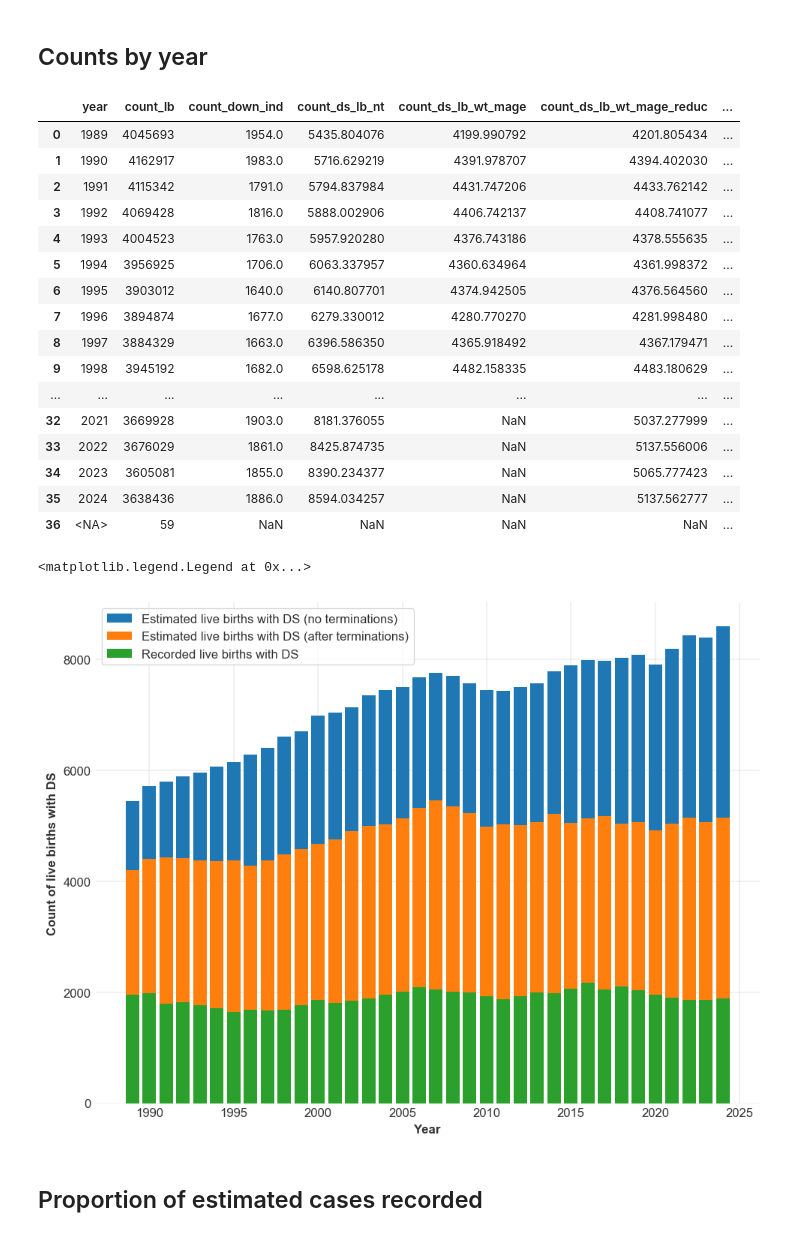
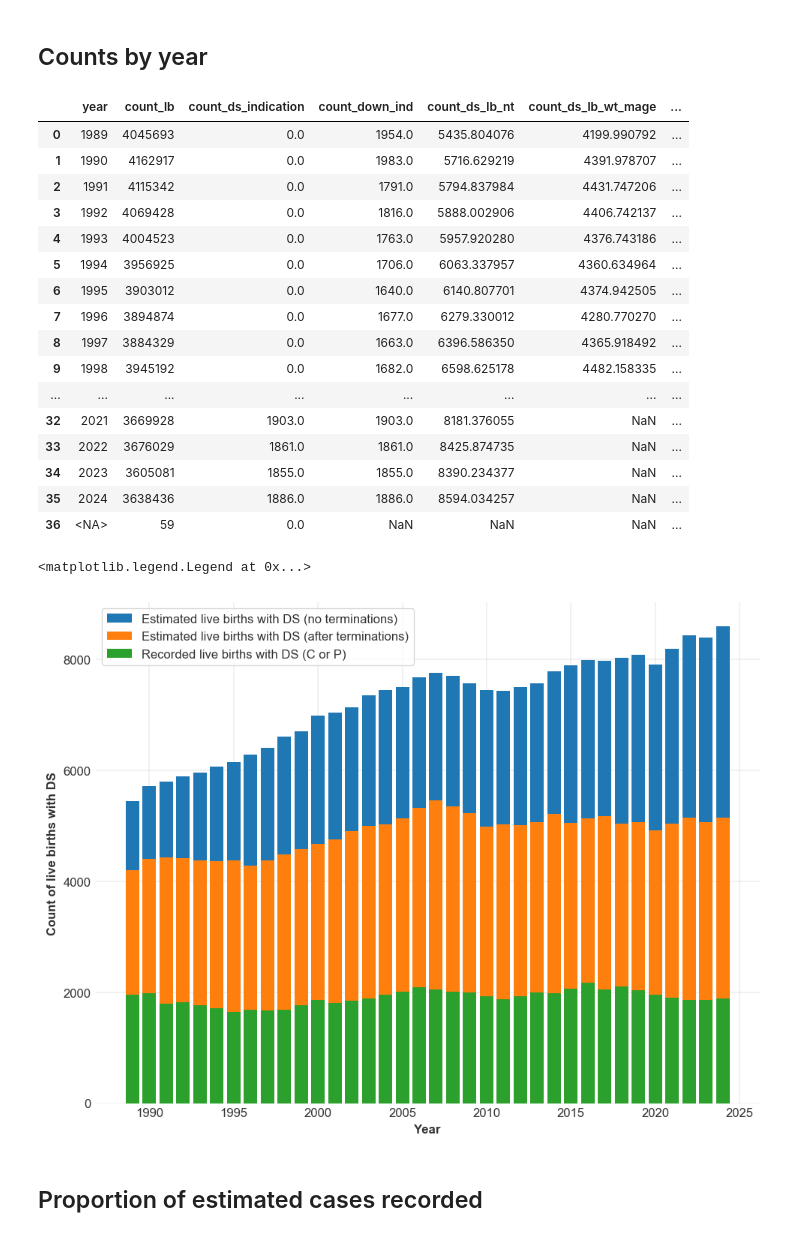
Before and after one commit to frankbuckley/ds-births-populations, a Jupyter notebook: projects/us-birth-certificates/notes-001-ds-recording.ipynb, the cells around one changed output. Drawn from its saved outputs; the diff is of its cells as text; code cells hidden in the pictures.

```diff
--- a/projects/us-birth-certificates/notes-001-ds-recording.ipynb
+++ b/projects/us-birth-certificates/notes-001-ds-recording.ipynb
@@ -153,3 +99,18 @@ ds_rec_yr_ex_df
 | 34 | 2023 | 8333.0 | 3594893.0 | 1855.0 |
 | 35 | 2024 | 9637.0 | 3626913.0 | 1886.0 |
 | 36 | <NA> | 59.0 | 0.0 | 0.0 |
+# %%
+df = con.execute(
+    """
+    SELECT DISTINCT
+        year, COALESCE (ca_down, ca_downs) as ds_indication, COUNT (*) as count, AVG (p_ds_lb_nt) as prob_ds_lb_nt, SUM (p_ds_lb_nt) as count_ds_lb_nt, SUM (down_ind) as count_down_ind,
+    FROM
+        us_births
+    WHERE year >= 2004
+    GROUP BY
+        year, ds_indication
+    ORDER BY
+        year, ds_indication
+    """
+).df()
+df
@@ -156,19 +151,15 @@ ds_rec_yr_ex_df
 # %% [markdown]
 ## Counts by year
 # %%
-ds_rec_yr_df = con.execute(
+df = con.execute(
     """
     SELECT DISTINCT
-        year,
-        COUNT(*) as count_lb,
-        SUM(down_ind) as count_down_ind,
-        SUM(p_ds_lb_nt) as count_ds_lb_nt,
-        SUM(p_ds_lb_wt_mage) as count_ds_lb_wt_mage,
-        SUM(p_ds_lb_wt_mage_reduc) as count_ds_lb_wt_mage_reduc,
-        SUM(down_ind)  / COUNT(*) as prob_ds_rec,
-        SUM(down_ind) / SUM(p_ds_lb_nt) as ratio_nt_recorded,
-        SUM(down_ind) / SUM(p_ds_lb_wt_mage) as ratio_wt_mage_recorded,
-        SUM(down_ind) / SUM(p_ds_lb_wt_mage_reduc) as ratio_wt_mage_reduc_recorded,
+        year, COUNT (*) as count_lb, SUM (
+        CASE
+        WHEN COALESCE (ca_down, ca_downs) = 'C' THEN 1
+        WHEN COALESCE (ca_down, ca_downs) = 'P' THEN 1
+        ELSE 0
+        END) as count_ds_indication, SUM (down_ind) as count_down_ind, SUM (p_ds_lb_nt) as count_ds_lb_nt, SUM (p_ds_lb_wt_mage) as count_ds_lb_wt_mage, SUM (p_ds_lb_wt_mage_reduc) as count_ds_lb_wt_mage_reduc, SUM (down_ind) / COUNT (*) as prob_ds_rec, SUM (down_ind) / SUM (p_ds_lb_nt) as ratio_nt_recorded, SUM (down_ind) / SUM (p_ds_lb_wt_mage) as ratio_wt_mage_recorded, SUM (down_ind) / SUM (p_ds_lb_wt_mage_reduc) as ratio_wt_mage_reduc_recorded,
     FROM
         us_births
     GROUP BY
@@ -177,35 +168,35 @@ ds_rec_yr_df = con.execute(
         year
     """
 ).df()
-ds_rec_yr_df
+df
 # %% [output]
-|  | year | count_lb | count_down_ind | count_ds_lb_nt | count_ds_lb_wt_mage | count_ds_lb_wt_mage_reduc | ... |
-| 0 | 1989 | 4045693 | 1954.0 | 5435.804076 | 4199.990792 | 4201.805434 | ... |
-| 1 | 1990 | 4162917 | 1983.0 | 5716.629219 | 4391.978707 | 4394.402030 | ... |
-| 2 | 1991 | 4115342 | 1791.0 | 5794.837984 | 4431.747206 | 4433.762142 | ... |
-| 3 | 1992 | 4069428 | 1816.0 | 5888.002906 | 4406.742137 | 4408.741077 | ... |
-| 4 | 1993 | 4004523 | 1763.0 | 5957.920280 | 4376.743186 | 4378.555635 | ... |
-| 5 | 1994 | 3956925 | 1706.0 | 6063.337957 | 4360.634964 | 4361.998372 | ... |
-| 6 | 1995 | 3903012 | 1640.0 | 6140.807701 | 4374.942505 | 4376.564560 | ... |
-| 7 | 1996 | 3894874 | 1677.0 | 6279.330012 | 4280.770270 | 4281.998480 | ... |
-| 8 | 1997 | 3884329 | 1663.0 | 6396.586350 | 4365.918492 | 4367.179471 | ... |
-| 9 | 1998 | 3945192 | 1682.0 | 6598.625178 | 4482.158335 | 4483.180629 | ... |
+|  | year | count_lb | count_ds_indication | count_down_ind | count_ds_lb_nt | count_ds_lb_wt_mage | ... |
+| 0 | 1989 | 4045693 | 0.0 | 1954.0 | 5435.804076 | 4199.990792 | ... |
+| 1 | 1990 | 4162917 | 0.0 | 1983.0 | 5716.629219 | 4391.978707 | ... |
+| 2 | 1991 | 4115342 | 0.0 | 1791.0 | 5794.837984 | 4431.747206 | ... |
+| 3 | 1992 | 4069428 | 0.0 | 1816.0 | 5888.002906 | 4406.742137 | ... |
+| 4 | 1993 | 4004523 | 0.0 | 1763.0 | 5957.920280 | 4376.743186 | ... |
+| 5 | 1994 | 3956925 | 0.0 | 1706.0 | 6063.337957 | 4360.634964 | ... |
+| 6 | 1995 | 3903012 | 0.0 | 1640.0 | 6140.807701 | 4374.942505 | ... |
+| 7 | 1996 | 3894874 | 0.0 | 1677.0 | 6279.330012 | 4280.770270 | ... |
+| 8 | 1997 | 3884329 | 0.0 | 1663.0 | 6396.586350 | 4365.918492 | ... |
+| 9 | 1998 | 3945192 | 0.0 | 1682.0 | 6598.625178 | 4482.158335 | ... |
 | ... | ... | ... | ... | ... | ... | ... | ... |
-| 32 | 2021 | 3669928 | 1903.0 | 8181.376055 | NaN | 5037.277999 | ... |
-| 33 | 2022 | 3676029 | 1861.0 | 8425.874735 | NaN | 5137.556006 | ... |
-| 34 | 2023 | 3605081 | 1855.0 | 8390.234377 | NaN | 5065.777423 | ... |
-| 35 | 2024 | 3638436 | 1886.0 | 8594.034257 | NaN | 5137.562777 | ... |
-| 36 | <NA> | 59 | NaN | NaN | NaN | NaN | ... |
+| 32 | 2021 | 3669928 | 1903.0 | 1903.0 | 8181.376055 | NaN | ... |
+| 33 | 2022 | 3676029 | 1861.0 | 1861.0 | 8425.874735 | NaN | ... |
+| 34 | 2023 | 3605081 | 1855.0 | 1855.0 | 8390.234377 | NaN | ... |
+| 35 | 2024 | 3638436 | 1886.0 | 1886.0 | 8594.034257 | NaN | ... |
+| 36 | <NA> | 59 | 0.0 | NaN | NaN | NaN | ... |
 # %%
-plt.bar(ds_rec_yr_df["year"], ds_rec_yr_df["count_ds_lb_nt"], label="Estimated live births with DS (no terminations)")
-plt.bar(ds_rec_yr_df["year"], ds_rec_yr_df["count_ds_lb_wt_mage_reduc"], label="Estimated live births with DS (after terminations)")
-plt.bar(ds_rec_yr_df["year"], ds_rec_yr_df["count_down_ind"], label="Recorded live births with DS")
+plt.bar(df["year"], df["count_ds_lb_nt"], label="Estimated live births with DS (no terminations)")
+plt.bar(df["year"], df["count_ds_lb_wt_mage_reduc"], label="Estimated live births with DS (after terminations)")
+plt.bar(df["year"], df["count_down_ind"], label="Recorded live births with DS (C or P)")
 plt.xlabel("Year")
 plt.ylabel("Count of live births with DS")
 plt.legend()
 # %% [output]
 <matplotlib.legend.Legend at 0x...>
-[figure, old version]
+[figure, new version]
 # %% [markdown]
 ## Proportion of estimated cases recorded
 # %%
```
Also changed, not shown: parts of 27 cells of this notebook.
